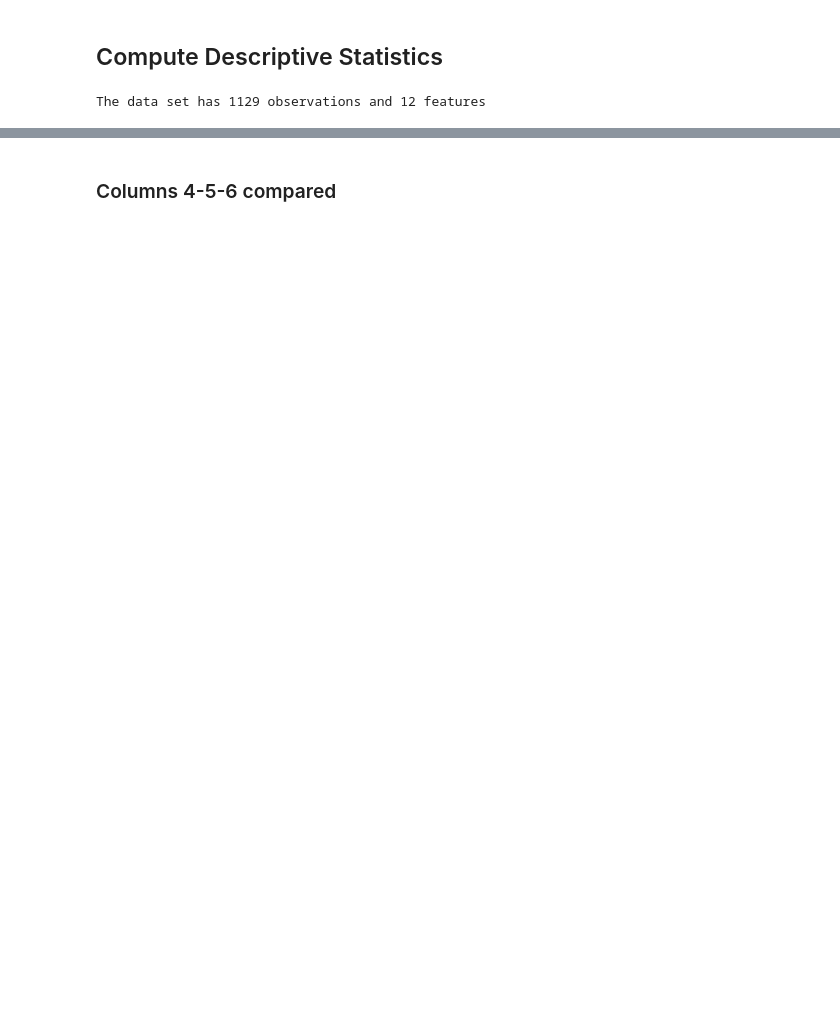
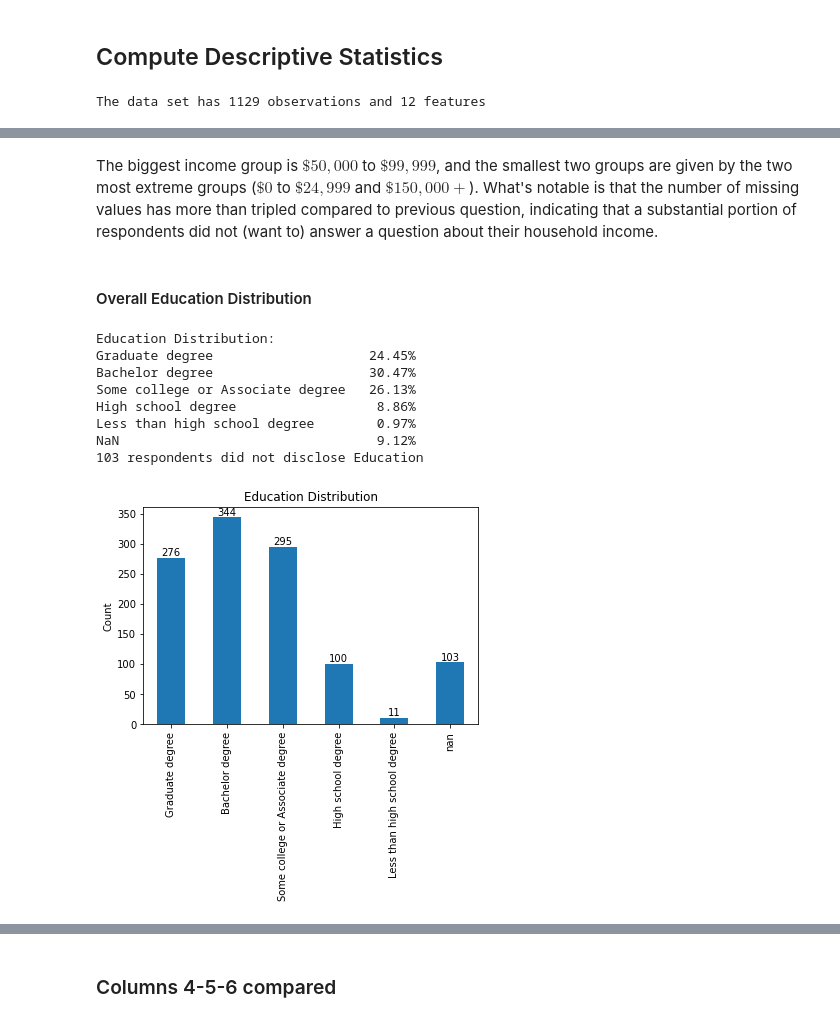
Before and after one commit to thomas-brink/MSE-231, a Jupyter notebook: assignment3/survey_analysis_notebook.ipynb, the cells around one changed output, grey strips where cells are left out. Drawn from its saved outputs; the diff is of its cells as text; code cells hidden in the pictures; blank space fills up the shorter version.

```diff
--- a/assignment3/survey_analysis_notebook.ipynb
+++ b/assignment3/survey_analysis_notebook.ipynb
@@ -29,0 +208,23 @@ The data set has 1129 observations and 12 features
+# %% [markdown]
+The biggest income group is $\$50,000$ to $\$99,999$, and the smallest two groups are given by the two most extreme groups ($\$0$ to $\$24,999$ and $\$150,000+$). What's notable is that the number of missing values has more than tripled compared to previous question, indicating that a substantial portion of respondents did not (want to) answer a question about their household income.
+# %% [markdown]
+#### Overall Education Distribution
+# %%
+survey_df.sort_values('Education')
+col_10 = survey_df.iloc[:,10].value_counts(dropna=False, sort=False)
+print(col_10.name, 'Distribution:')
+print(col_10.div(n_obs).to_string(header=False, float_format='{:,.2%}'.format))
+print('{} respondents did not disclose {}'.format(survey_df.iloc[:,10].isna().sum(), col_10.name))
+plt_10 = col_10.plot.bar(title=col_10.name + ' Distribution', ylabel="Count")
+for container in plt_10.containers:
+    plt_10.bar_label(container)
+# %% [output]
+Education Distribution:
+Graduate degree                    24.45%
+Bachelor degree                    30.47%
+Some college or Associate degree   26.13%
+High school degree                  8.86%
+Less than high school degree        0.97%
+NaN                                 9.12%
+103 respondents did not disclose Education
+[figure, added]
```
Also changed, not shown: parts of 97 cells of this notebook, 5 other files.
